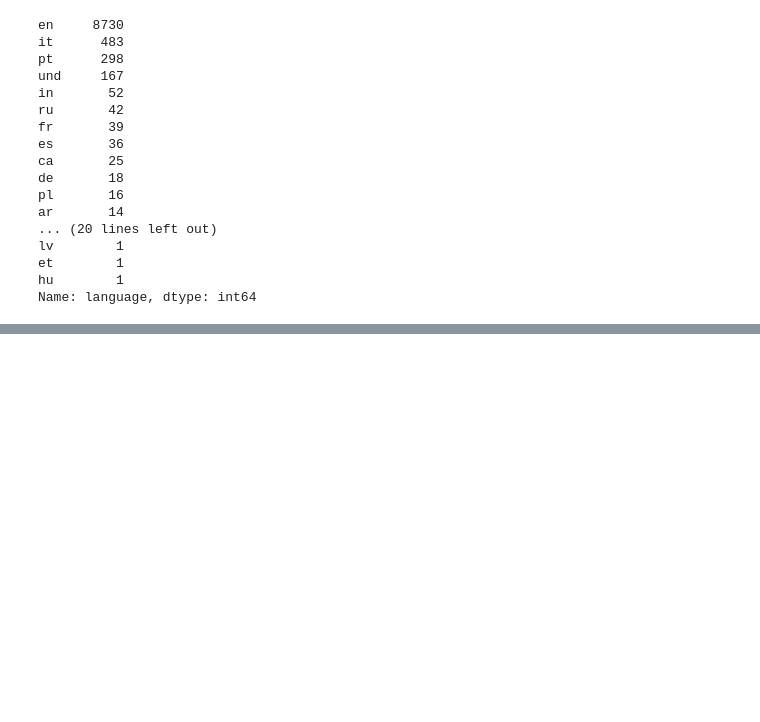
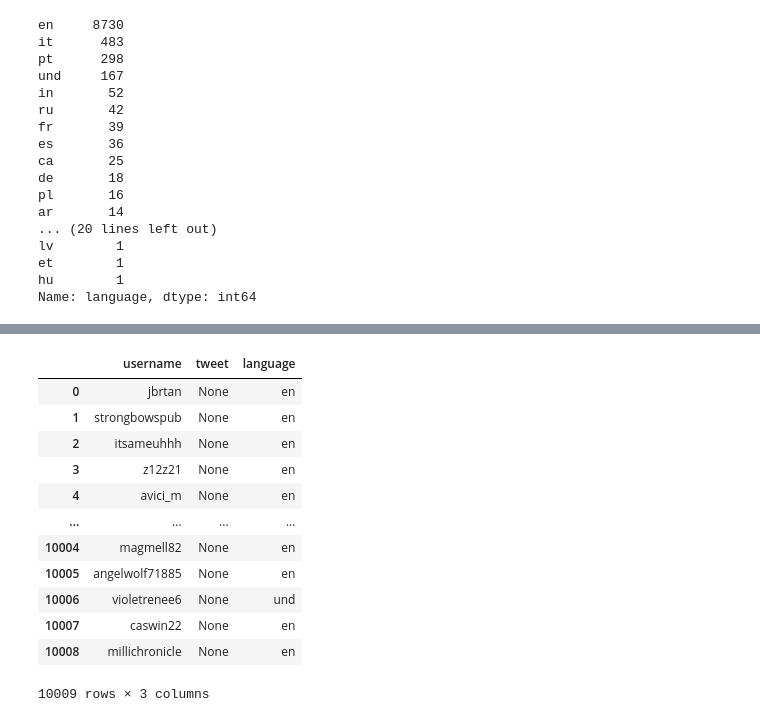
Before and after one commit to Mmbsaksd/Ukraine-Vs-Russia-Sentimental-Analysis, a Jupyter notebook: Ukraine_Russia_Sentiment.ipynb, the cells around one changed output, grey strips where cells are left out. Cells and saved outputs as stored; diff of their text form; code cells hidden in the pictures; blank space fills up the shorter version.

```diff
--- a/Ukraine_Russia_Sentiment.ipynb
+++ b/Ukraine_Russia_Sentiment.ipynb
@@ -96,0 +142,16 @@ def clean(text):
+# %%
+df_1
+# %% [output]
+|  | username | tweet | language |
+| 0 | jbrtan | None | en |
+| 1 | strongbowspub | None | en |
+| 2 | itsameuhhh | None | en |
+| 3 | z12z21 | None | en |
+| 4 | avici_m | None | en |
+| ... | ... | ... | ... |
+| 10004 | magmell82 | None | en |
+| 10005 | angelwolf71885 | None | en |
+| 10006 | violetrenee6 | None | und |
+| 10007 | caswin22 | None | en |
+| 10008 | millichronicle | None | en |
+10009 rows × 3 columns
```
Also changed, not shown: parts of 5 cells of this notebook.
